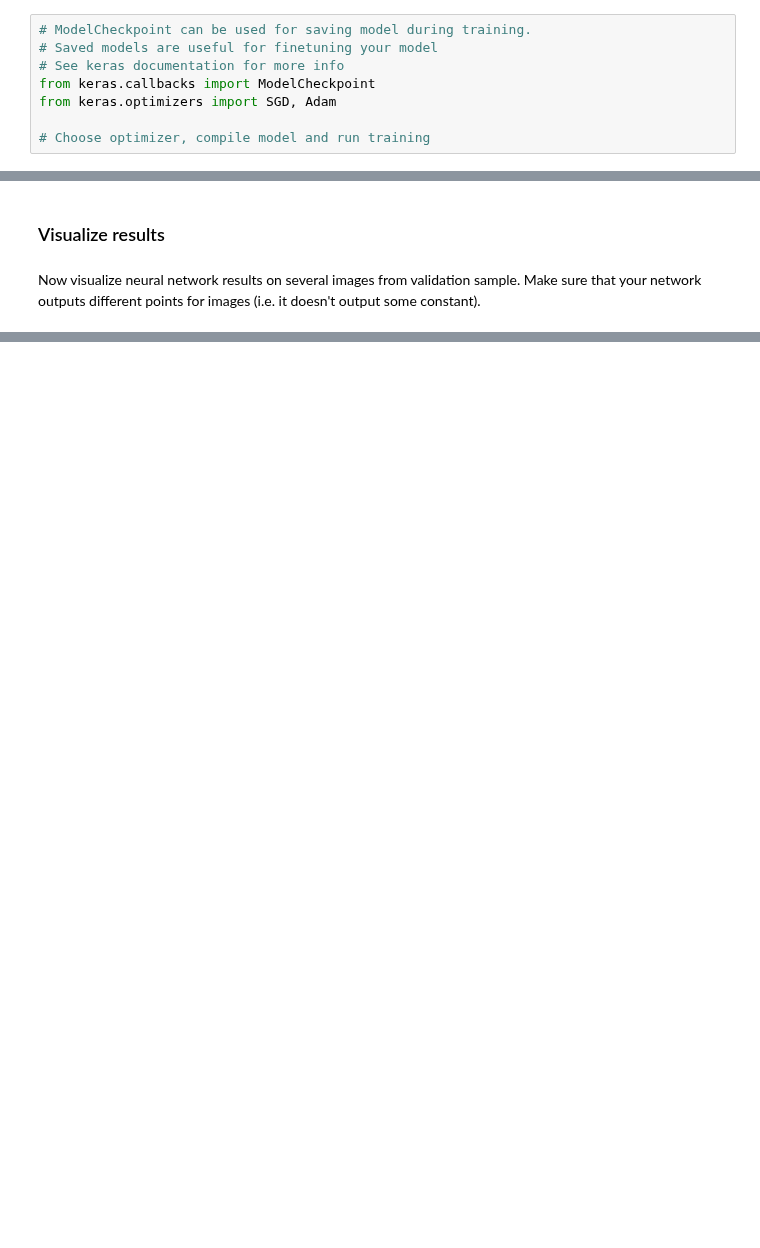
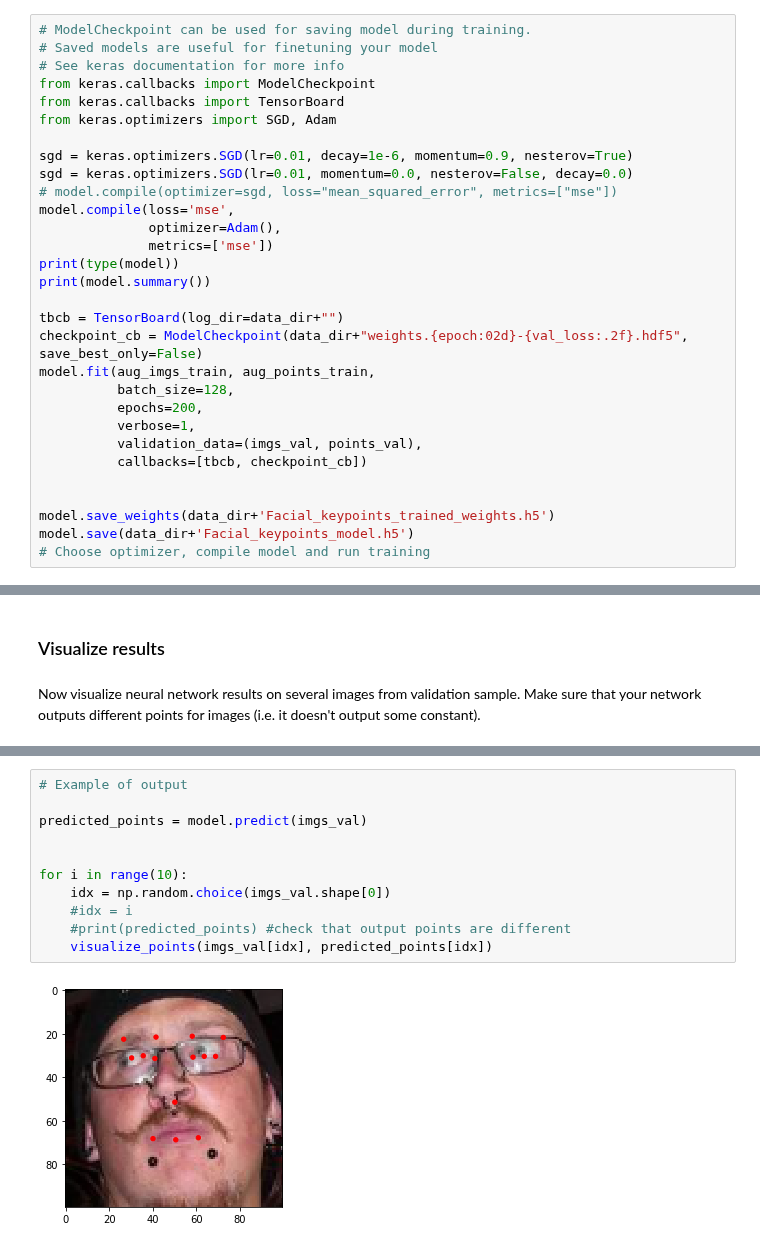
Before and after one commit to ArashRasti/FDS, a Jupyter notebook: Facial_keypoints.ipynb, the cells around one changed output, grey strips where cells are left out. Cells and saved outputs as stored; diff of their text form; blank space fills up the shorter version.

```diff
--- a/Facial_keypoints.ipynb
+++ b/Facial_keypoints.ipynb
@@ -300,6 +297,28 @@ Time to train! Since we are training a regressor, make sure that you use mean sq
 # Saved models are useful for finetuning your model
 # See keras documentation for more info
 from keras.callbacks import ModelCheckpoint
+from keras.callbacks import TensorBoard
 from keras.optimizers import SGD, Adam
 
+sgd = keras.optimizers.SGD(lr=0.01, decay=1e-6, momentum=0.9, nesterov=True)
+sgd = keras.optimizers.SGD(lr=0.01, momentum=0.0, nesterov=False, decay=0.0)
+# model.compile(optimizer=sgd, loss="mean_squared_error", metrics=["mse"])
+model.compile(loss='mse',
+              optimizer=Adam(),
+              metrics=['mse'])
+print(type(model))
+print(model.summary())
+
+tbcb = TensorBoard(log_dir=data_dir+"")
+checkpoint_cb = ModelCheckpoint(data_dir+"weights.{epoch:02d}-{val_loss:.2f}.hdf5", save_best_only=False)
+model.fit(aug_imgs_train, aug_points_train,
+          batch_size=128,
+          epochs=200,
+          verbose=1,
+          validation_data=(imgs_val, points_val),
+          callbacks=[tbcb, checkpoint_cb])
+
+
+model.save_weights(data_dir+'Facial_keypoints_trained_weights.h5')
+model.save(data_dir+'Facial_keypoints_model.h5')
 # Choose optimizer, compile model and run training
@@ -313,0 +348,13 @@ Now visualize neural network results on several images from validation sample. M
+# %%
+# Example of output
+
+predicted_points = model.predict(imgs_val)
+
+
+for i in range(10):
+    idx = np.random.choice(imgs_val.shape[0])
+    #idx = i
+    #print(predicted_points) #check that output points are different
+    visualize_points(imgs_val[idx], predicted_points[idx])
+# %% [output]
+[figure, added]
```
Also changed, not shown: parts of 9 cells of this notebook.
